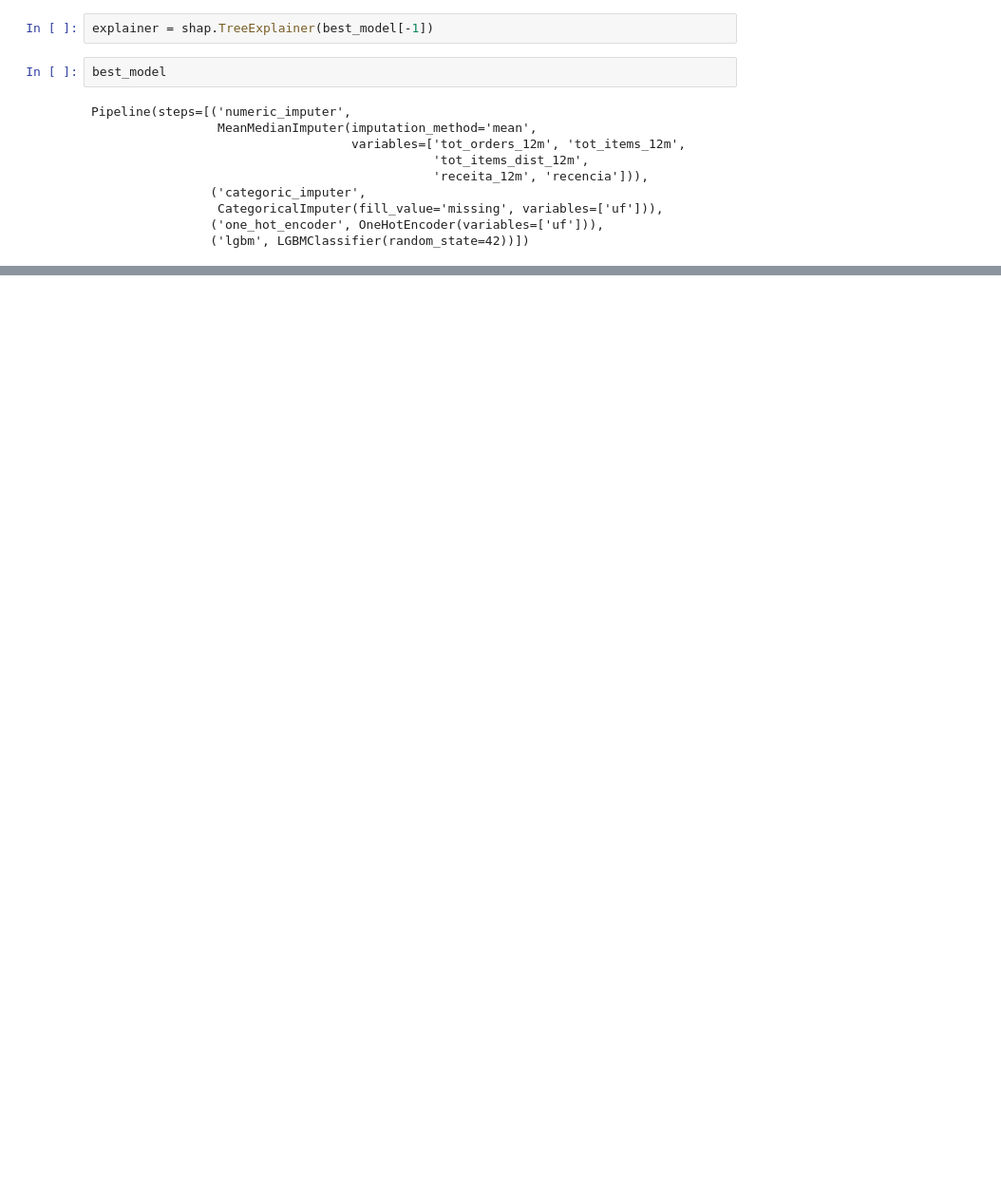
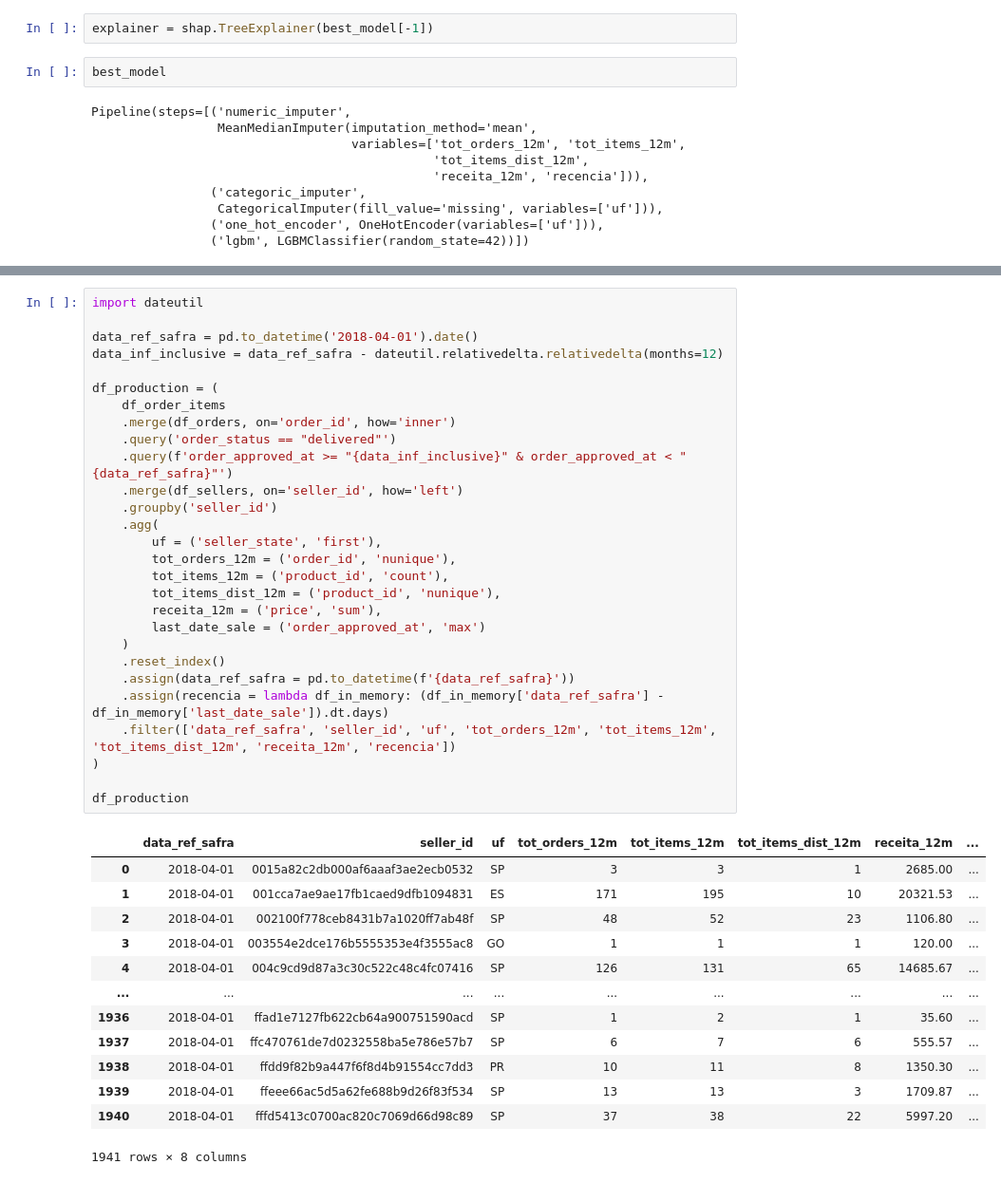
Before and after one commit to DellaCortef/supervised-learning-classification-pipeline, a Jupyter notebook: classification-II/machine-learning-classification-pipeline.ipynb, the cells around one changed output, grey strips where cells are left out. Shown at 95% size. Saved outputs shown, nothing was run; the diff lists cells and outputs as text; blank space fills up the shorter version.

```diff
--- a/classification-II/machine-learning-classification-pipeline.ipynb
+++ b/classification-II/machine-learning-classification-pipeline.ipynb
@@ -691,0 +697,42 @@ FileNotFoundError: [Errno 2] No such file or directory: '/Users/dellacorte/py-pr
+# %%
+import dateutil
+
+data_ref_safra = pd.to_datetime('2018-04-01').date()
+data_inf_inclusive = data_ref_safra - dateutil.relativedelta.relativedelta(months=12)
+
+df_production = (
+    df_order_items
+    .merge(df_orders, on='order_id', how='inner')
+    .query('order_status == "delivered"')
+    .query(f'order_approved_at >= "{data_inf_inclusive}" & order_approved_at < "{data_ref_safra}"')
+    .merge(df_sellers, on='seller_id', how='left')
+    .groupby('seller_id')
+    .agg(
+        uf = ('seller_state', 'first'),
+        tot_orders_12m = ('order_id', 'nunique'),
+        tot_items_12m = ('product_id', 'count'),
+        tot_items_dist_12m = ('product_id', 'nunique'),
+        receita_12m = ('price', 'sum'),
+        last_date_sale = ('order_approved_at', 'max')
+    )
+    .reset_index()
+    .assign(data_ref_safra = pd.to_datetime(f'{data_ref_safra}'))
+    .assign(recencia = lambda df_in_memory: (df_in_memory['data_ref_safra'] - df_in_memory['last_date_sale']).dt.days)
+    .filter(['data_ref_safra', 'seller_id', 'uf', 'tot_orders_12m', 'tot_items_12m', 'tot_items_dist_12m', 'receita_12m', 'recencia'])
+)
+
+df_production
+# %% [output]
+|  | data_ref_safra | seller_id | uf | tot_orders_12m | tot_items_12m | tot_items_dist_12m | receita_12m | ... |
+| 0 | 2018-04-01 | 0015a82c2db000af6aaaf3ae2ecb0532 | SP | 3 | 3 | 1 | 2685.00 | ... |
+| 1 | 2018-04-01 | 001cca7ae9ae17fb1caed9dfb1094831 | ES | 171 | 195 | 10 | 20321.53 | ... |
+| 2 | 2018-04-01 | 002100f778ceb8431b7a1020ff7ab48f | SP | 48 | 52 | 23 | 1106.80 | ... |
+| 3 | 2018-04-01 | 003554e2dce176b5555353e4f3555ac8 | GO | 1 | 1 | 1 | 120.00 | ... |
+| 4 | 2018-04-01 | 004c9cd9d87a3c30c522c48c4fc07416 | SP | 126 | 131 | 65 | 14685.67 | ... |
+| ... | ... | ... | ... | ... | ... | ... | ... | ... |
+| 1936 | 2018-04-01 | ffad1e7127fb622cb64a900751590acd | SP | 1 | 2 | 1 | 35.60 | ... |
+| 1937 | 2018-04-01 | ffc470761de7d0232558ba5e786e57b7 | SP | 6 | 7 | 6 | 555.57 | ... |
+| 1938 | 2018-04-01 | ffdd9f82b9a447f6f8d4b91554cc7dd3 | PR | 10 | 11 | 8 | 1350.30 | ... |
+| 1939 | 2018-04-01 | ffeee66ac5d5a62fe688b9d26f83f534 | SP | 13 | 13 | 3 | 1709.87 | ... |
+| 1940 | 2018-04-01 | fffd5413c0700ac820c7069d66d98c89 | SP | 37 | 38 | 22 | 5997.20 | ... |
+1941 rows × 8 columns
```
Also changed, not shown: parts of 53 cells of this notebook.
